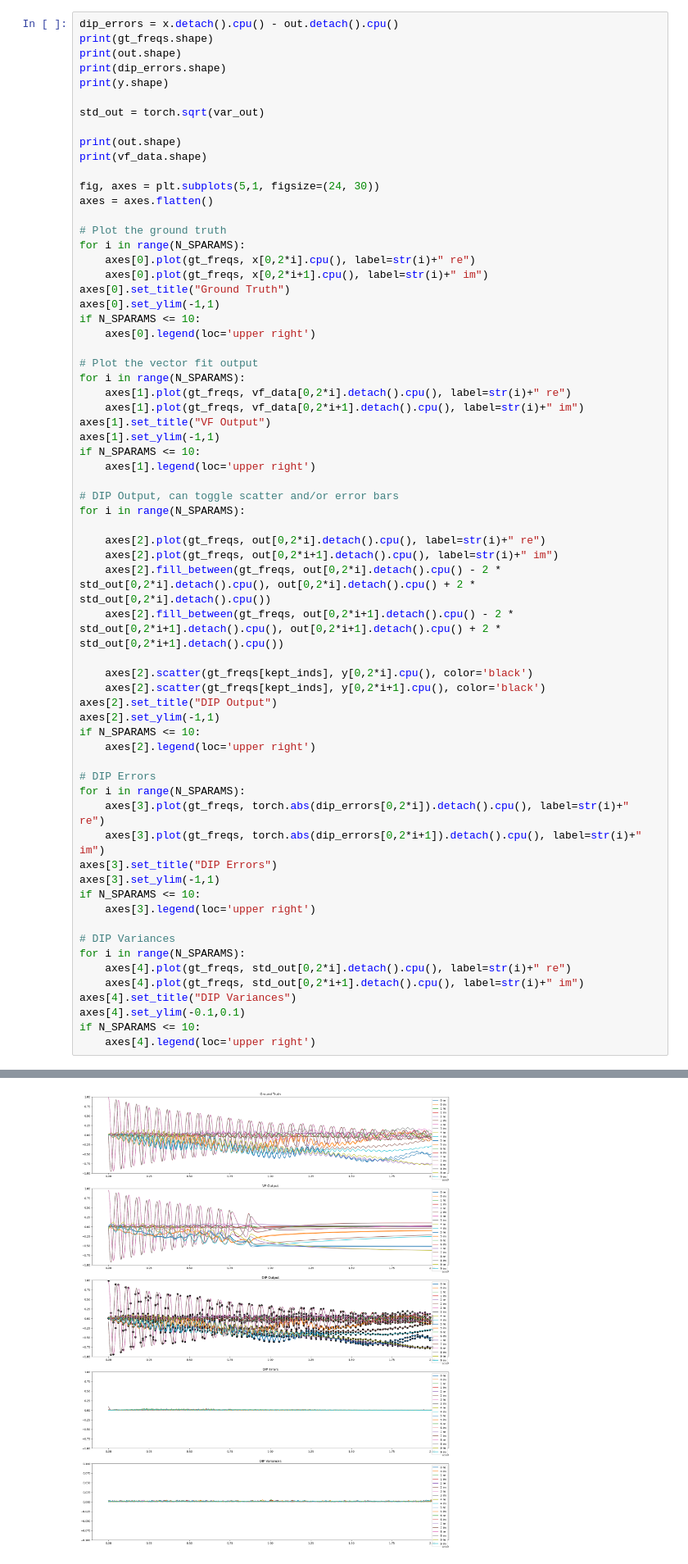
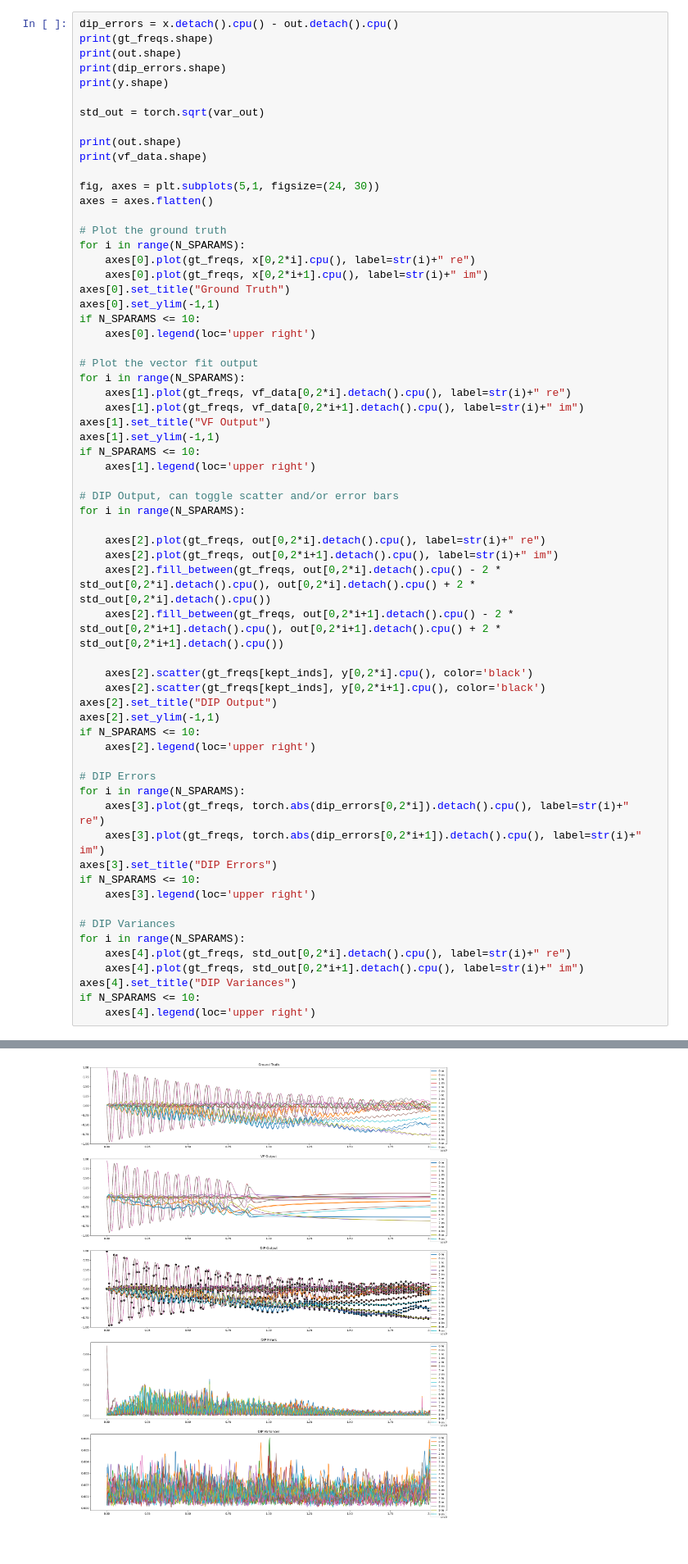
Before and after one commit to VarunGorti/CurveFitting-DIP, a Jupyter notebook: ensemble-different-LRs/RESUNET_V4-ensemble-different-LRs09.ipynb, the cells around one changed output, grey strips where cells are left out. Shown at 82% size. Cells and saved outputs as stored; diff of their text form.

```diff
--- a/ensemble-different-LRs/RESUNET_V4-ensemble-different-LRs09.ipynb
+++ b/ensemble-different-LRs/RESUNET_V4-ensemble-different-LRs09.ipynb
@@ -677,36 +677,34 @@ for i in range(N_SPARAMS):
 
     axes[2].scatter(gt_freqs[kept_inds], y[0,2*i].cpu(), color='black')
     axes[2].scatter(gt_freqs[kept_inds], y[0,2*i+1].cpu(), color='black')
 axes[2].set_title("DIP Output")
 axes[2].set_ylim(-1,1)
 if N_SPARAMS <= 10:
     axes[2].legend(loc='upper right')
 
 # DIP Errors
 for i in range(N_SPARAMS):
     axes[3].plot(gt_freqs, torch.abs(dip_errors[0,2*i]).detach().cpu(), label=str(i)+" re")
     axes[3].plot(gt_freqs, torch.abs(dip_errors[0,2*i+1]).detach().cpu(), label=str(i)+" im")
 axes[3].set_title("DIP Errors")
-axes[3].set_ylim(-1,1)
 if N_SPARAMS <= 10:
     axes[3].legend(loc='upper right')
 
 # DIP Variances
 for i in range(N_SPARAMS):
     axes[4].plot(gt_freqs, std_out[0,2*i].detach().cpu(), label=str(i)+" re")
     axes[4].plot(gt_freqs, std_out[0,2*i+1].detach().cpu(), label=str(i)+" im")
 axes[4].set_title("DIP Variances")
-axes[4].set_ylim(-0.1,0.1)
 if N_SPARAMS <= 10:
     axes[4].legend(loc='upper right')
 # %% [output]
 (1000,)
 torch.Size([1, 20, 1000])
 torch.Size([1, 20, 1000])
 torch.Size([1, 20, 132])
 torch.Size([1, 20, 1000])
 torch.Size([1, 20, 1000])
-[figure, old version]
+[figure, new version]
 # %%
 out_mag = utils.sparams_to_mag(out)
 dip_errors_mag = x_mag - out_mag
```
Also changed, not shown: parts of 1 cell of this notebook, 7 other files.
